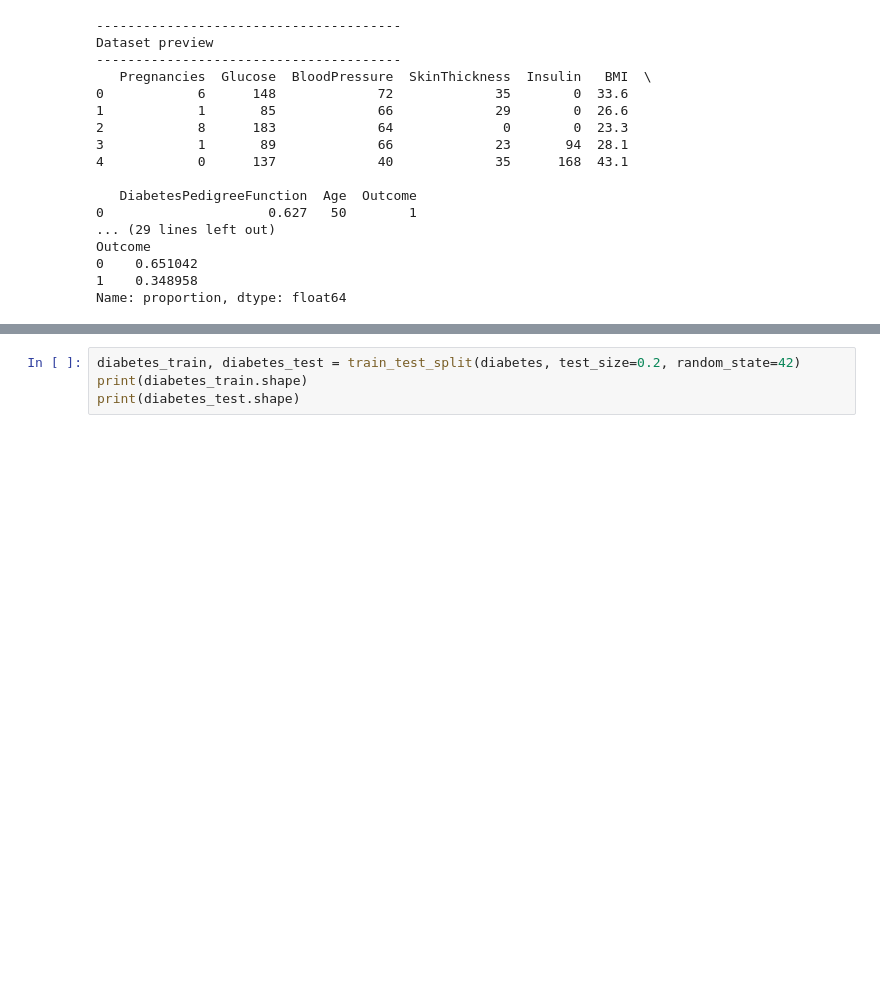
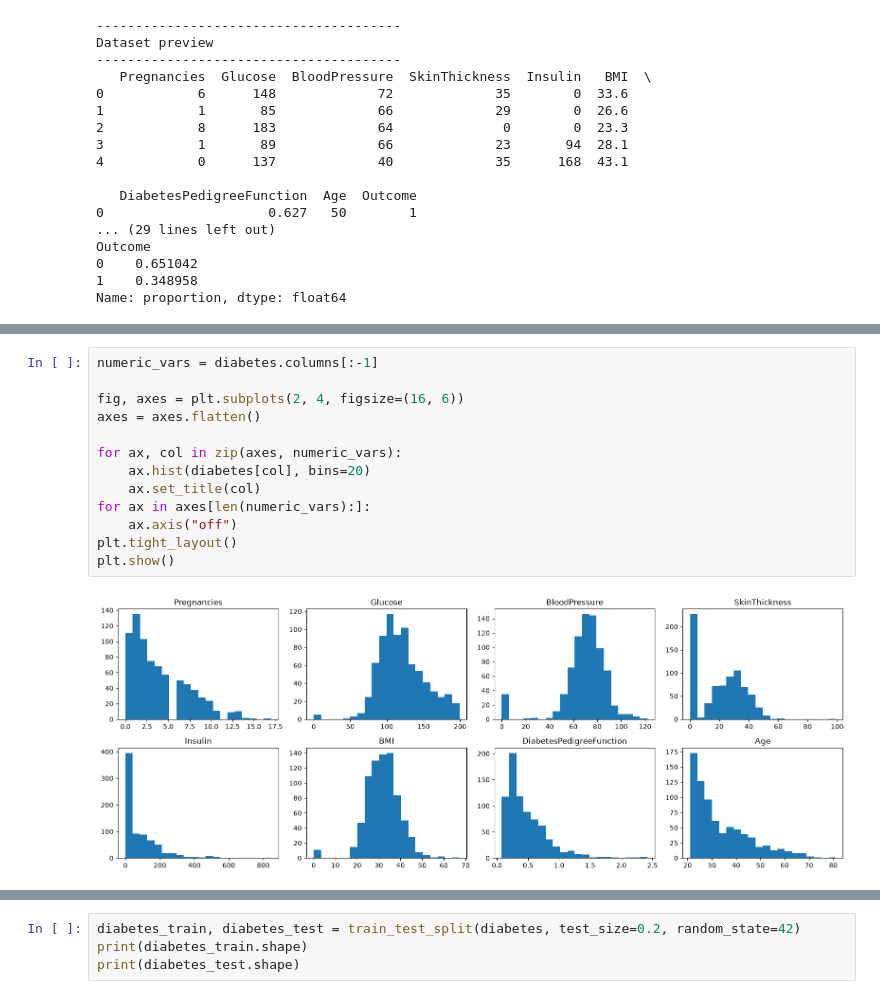
Before and after one commit to Amelie1313/privacy_in_ml, a Jupyter notebook: preprocessing.ipynb, the cells around one changed output, grey strips where cells are left out. Saved outputs shown, nothing was run; the diff lists cells and outputs as text; blank space fills up the shorter version.

```diff
--- a/preprocessing.ipynb
+++ b/preprocessing.ipynb
@@ -62,0 +70,15 @@ Name: proportion, dtype: float64
+# %%
+numeric_vars = diabetes.columns[:-1]
+
+fig, axes = plt.subplots(2, 4, figsize=(16, 6))
+axes = axes.flatten()
+
+for ax, col in zip(axes, numeric_vars):
+    ax.hist(diabetes[col], bins=20)
+    ax.set_title(col)
+for ax in axes[len(numeric_vars):]:
+    ax.axis("off")
+plt.tight_layout()
+plt.show()
+# %% [output]
+[figure, added]
```
Also changed, not shown: parts of 16 cells of this notebook.
